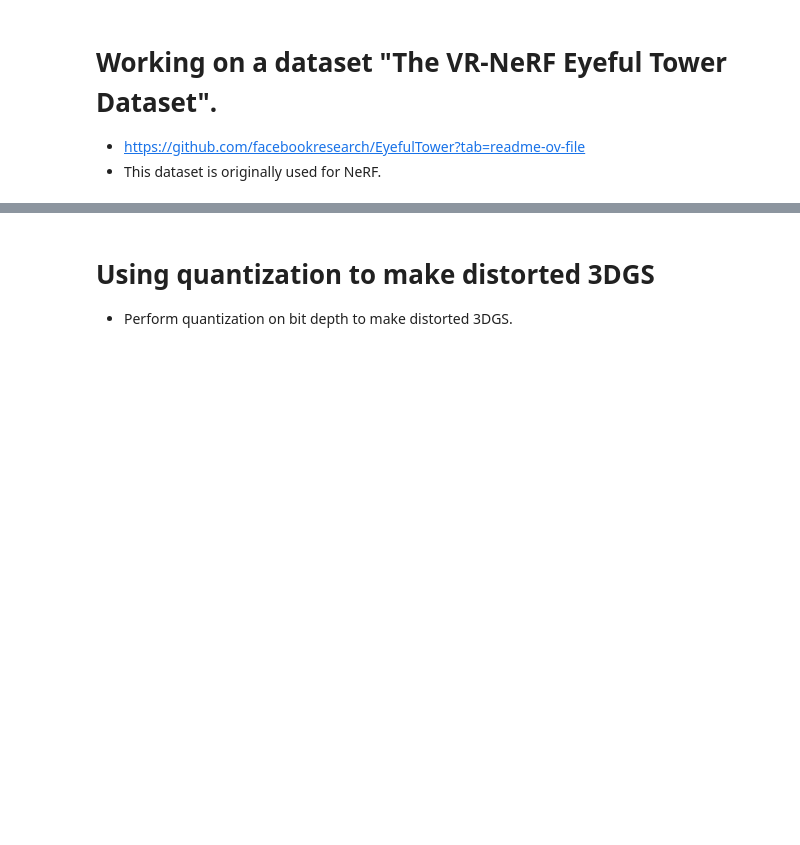
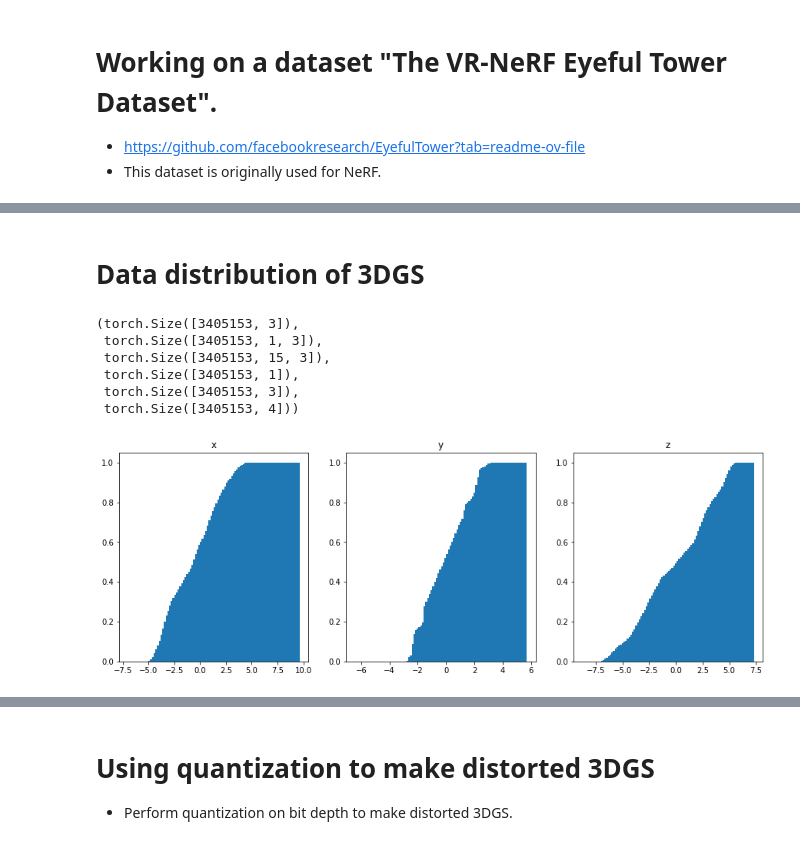
Before and after one commit to Shiyuang-scu/gaussian-splatting, a Jupyter notebook: script.ipynb, the cells around one changed output, grey strips where cells are left out. Saved outputs shown, nothing was run; the diff lists cells and outputs as text; code cells hidden in the pictures; blank space fills up the shorter version.

```diff
--- a/script.ipynb
+++ b/script.ipynb
@@ -102,3 +167,41 @@ selected_files[-100:]
 # convert the images to executable format
 # python convert.py -s {the parent dir of input_dir}
 # os.system(f"python convert.py -s {os.path.dirname(input_dir)}")
+# %% [markdown]
+# Data distribution of 3DGS
+# %%
+gs = GaussianModel(3)
+gs.load_ply("/Users/yuangshi/Documents/PhD/3DGS/point_cloud.ply")
+# %%
+gs._xyz.shape, gs._features_dc.shape, gs._features_rest.shape, gs._opacity.shape, gs._scaling.shape, gs._rotation.shape
+# %% [output]
+(torch.Size([3405153, 3]),
+ torch.Size([3405153, 1, 3]),
+ torch.Size([3405153, 15, 3]),
+ torch.Size([3405153, 1]),
+ torch.Size([3405153, 3]),
+ torch.Size([3405153, 4]))
+# %%
+position = gs._xyz
+features_dc = gs._features_dc
+features_rest = gs._features_rest
+opacity = gs._opacity
+scaling = gs._scaling
+rotation = gs._rotation
+# %%
+x = position[:, 0]
+y = position[:, 1]
+z = position[:, 2]
+# %%
+# get the CDF of x, y, z separately
+
+fig, axs = plt.subplots(1, 3, figsize=(15, 5))
+axs[0].hist(x, bins=100, cumulative=True, density=True)
+axs[0].set_title('x')
+axs[1].hist(y, bins=100, cumulative=True, density=True)
+axs[1].set_title('y')
+axs[2].hist(z, bins=100, cumulative=True, density=True)
+axs[2].set_title('z')
+plt.show()
+# %% [output]
+[figure, added]
```
Also changed, not shown: parts of 15 cells of this notebook, 1 other file.
